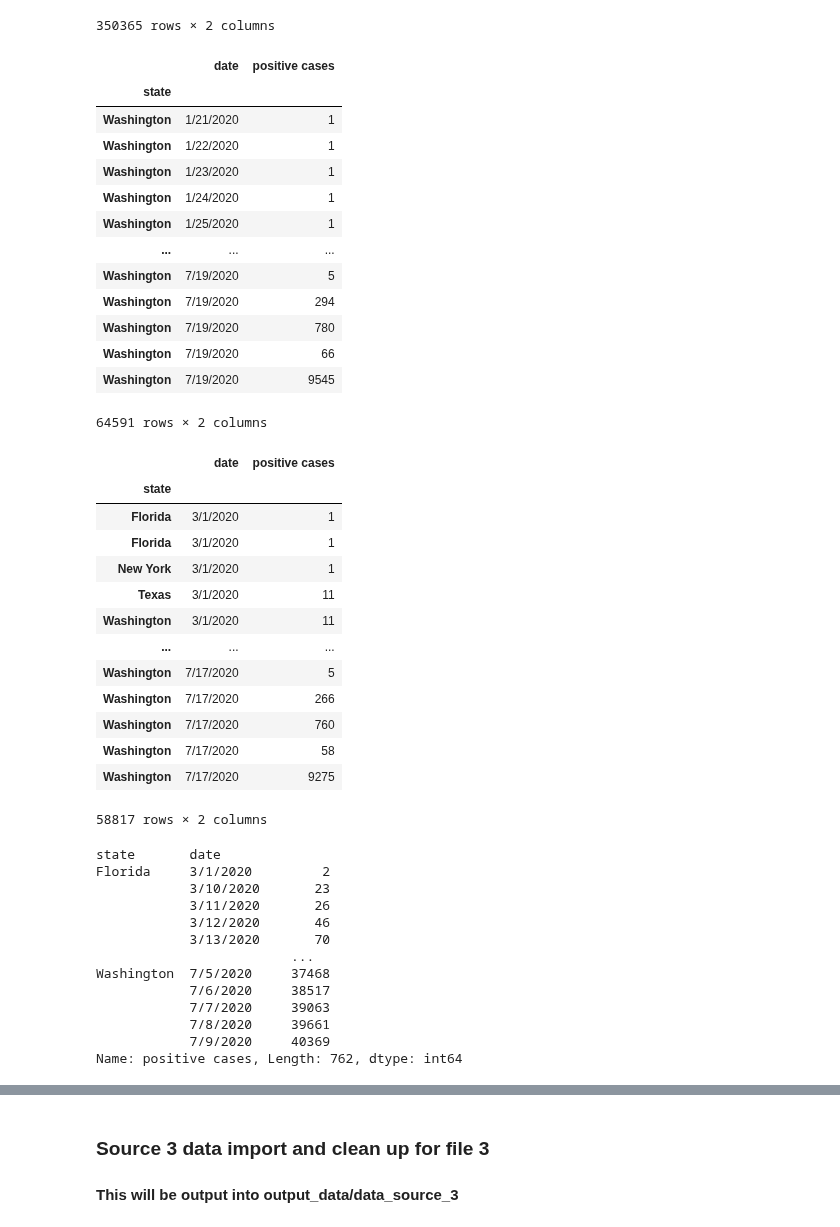
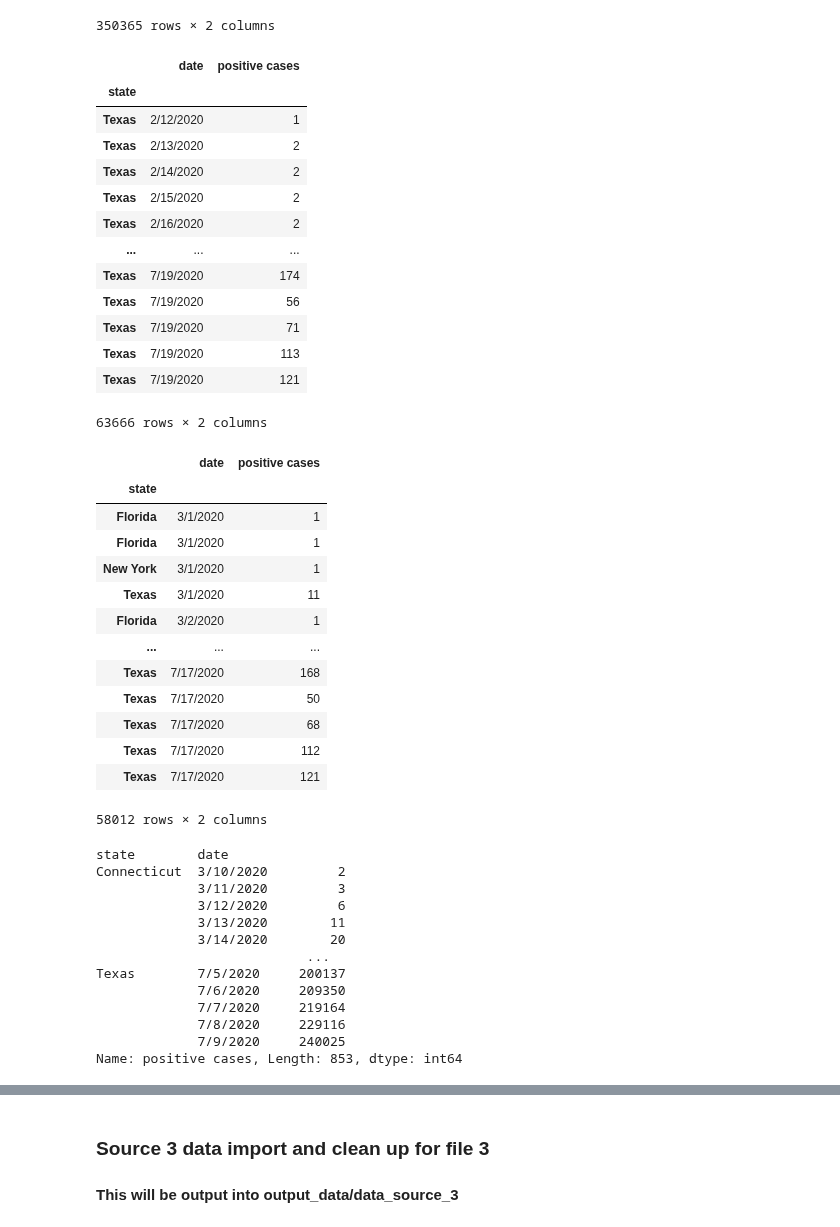
Before and after one commit to Emily-Keymon/Group-Project, a Jupyter notebook: Covid-19 Data Exploration and Cleanup.ipynb, the cells around one changed output, grey strips where cells are left out. Cells and saved outputs as stored; diff of their text form; code cells hidden in the pictures.

```diff
--- a/Covid-19 Data Exploration and Cleanup.ipynb
+++ b/Covid-19 Data Exploration and Cleanup.ipynb
@@ -354,24 +356,24 @@ df_2
 350365 rows × 2 columns
 # %%
 # Filter for Florida, Georgia, New York, Texas and Washington
-states = ["Florida", "Georgia", "New York", "Texas", "Washington"]
+states = ["Florida", "Georgia", "New York", "Texas", "New Jersey", "Connecticut"]
 filter_df_2  = df_2[df_2.index.isin(states)]
 filter_df_2
 # %% [output]
 |  | date | positive cases |
 | state |  |  |
-| Washington | 1/21/2020 | 1 |
-| Washington | 1/22/2020 | 1 |
-| Washington | 1/23/2020 | 1 |
-| Washington | 1/24/2020 | 1 |
-| Washington | 1/25/2020 | 1 |
+| Texas | 2/12/2020 | 1 |
+| Texas | 2/13/2020 | 2 |
+| Texas | 2/14/2020 | 2 |
+| Texas | 2/15/2020 | 2 |
+| Texas | 2/16/2020 | 2 |
 | ... | ... | ... |
-| Washington | 7/19/2020 | 5 |
-| Washington | 7/19/2020 | 294 |
-| Washington | 7/19/2020 | 780 |
-| Washington | 7/19/2020 | 66 |
-| Washington | 7/19/2020 | 9545 |
+| Texas | 7/19/2020 | 174 |
+| Texas | 7/19/2020 | 56 |
+| Texas | 7/19/2020 | 71 |
+| Texas | 7/19/2020 | 113 |
+| Texas | 7/19/2020 | 121 |
-64591 rows × 2 columns
+63666 rows × 2 columns
 # %%
 # Set date range for data
 start_date = '3/1/2020'
@@ -388,32 +390,32 @@ filtered_dates_2
 | Florida | 3/1/2020 | 1 |
 | New York | 3/1/2020 | 1 |
 | Texas | 3/1/2020 | 11 |
-| Washington | 3/1/2020 | 11 |
+| Florida | 3/2/2020 | 1 |
 | ... | ... | ... |
-| Washington | 7/17/2020 | 5 |
-| Washington | 7/17/2020 | 266 |
-| Washington | 7/17/2020 | 760 |
-| Washington | 7/17/2020 | 58 |
-| Washington | 7/17/2020 | 9275 |
+| Texas | 7/17/2020 | 168 |
+| Texas | 7/17/2020 | 50 |
+| Texas | 7/17/2020 | 68 |
+| Texas | 7/17/2020 | 112 |
+| Texas | 7/17/2020 | 121 |
-58817 rows × 2 columns
+58012 rows × 2 columns
 # %%
 # Group duplicate dates for each state into a total positive case per day
 group_df_2 = filter_df_2.groupby(["state", "date"])
 group_df_2['positive cases'].sum()
 # %% [output]
-state       date
-Florida     3/1/2020         2
-            3/10/2020       23
-            3/11/2020       26
-            3/12/2020       46
-            3/13/2020       70
-                         ...
-Washington  7/5/2020     37468
-            7/6/2020     38517
-            7/7/2020     39063
-            7/8/2020     39661
-            7/9/2020     40369
-Name: positive cases, Length: 762, dtype: int64
+state        date
+Connecticut  3/10/2020         2
+             3/11/2020         3
+             3/12/2020         6
+             3/13/2020        11
+             3/14/2020        20
+                           ...
+Texas        7/5/2020     200137
+             7/6/2020     209350
+             7/7/2020     219164
+             7/8/2020     229116
+             7/9/2020     240025
+Name: positive cases, Length: 853, dtype: int64
 # %%
 # Save data frame to a CSV file
 group_df_2 = filter_df_2.groupby(["state", "date"])
```
Also changed, not shown: parts of 30 cells of this notebook, 6 other files.
